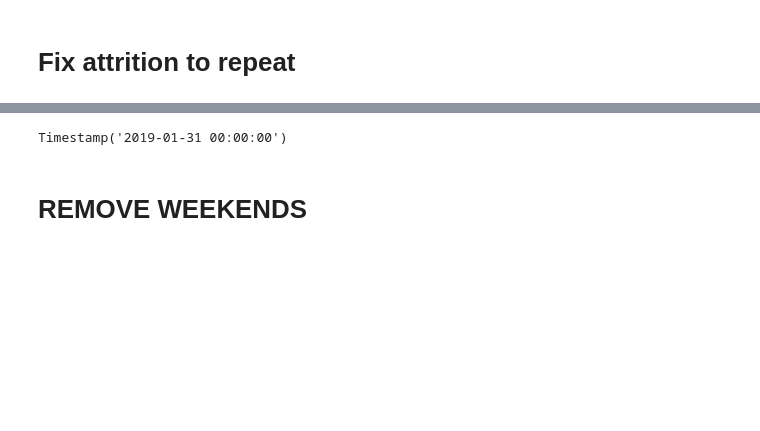
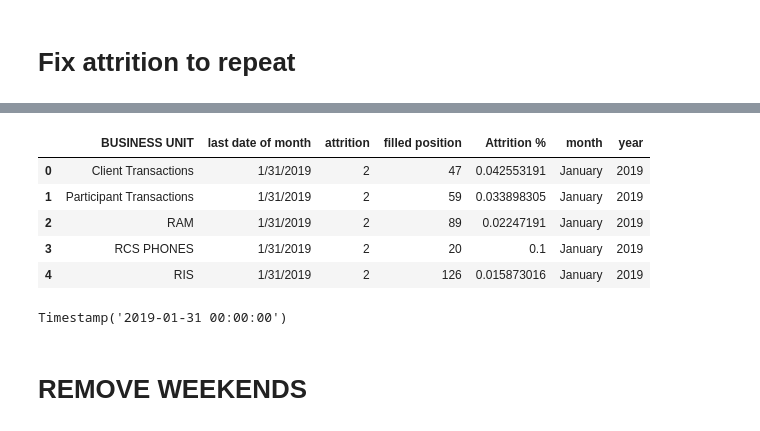
Before and after one commit to majickdave/dji_vol, a Jupyter notebook: wfh_analysis/6 metrics.ipynb, the cells around one changed output, grey strips where cells are left out. Saved outputs shown, nothing was run; the diff lists cells and outputs as text; code cells hidden in the pictures; blank space fills up the shorter version.

Commit message:
added attrition clean

```diff
--- a/wfh_analysis/6 metrics.ipynb
+++ b/wfh_analysis/6 metrics.ipynb
@@ -52,0 +36,11 @@ df.groupby(['bu', 'year', 'month']).mean()
+# %%
+att = pd.read_csv('attrition.csv')
+
+att.head()
+# %% [output]
+|  | BUSINESS UNIT | last date of month | attrition | filled position | Attrition % | month | year |
+| 0 | Client Transactions | 1/31/2019 | 2 | 47 | 0.042553191 | January | 2019 |
+| 1 | Participant Transactions | 1/31/2019 | 2 | 59 | 0.033898305 | January | 2019 |
+| 2 | RAM | 1/31/2019 | 2 | 89 | 0.02247191 | January | 2019 |
+| 3 | RCS PHONES | 1/31/2019 | 2 | 20 | 0.1 | January | 2019 |
+| 4 | RIS | 1/31/2019 | 2 | 126 | 0.015873016 | January | 2019 |
```
Also changed, not shown: parts of 4 cells of this notebook, 2 other files.
